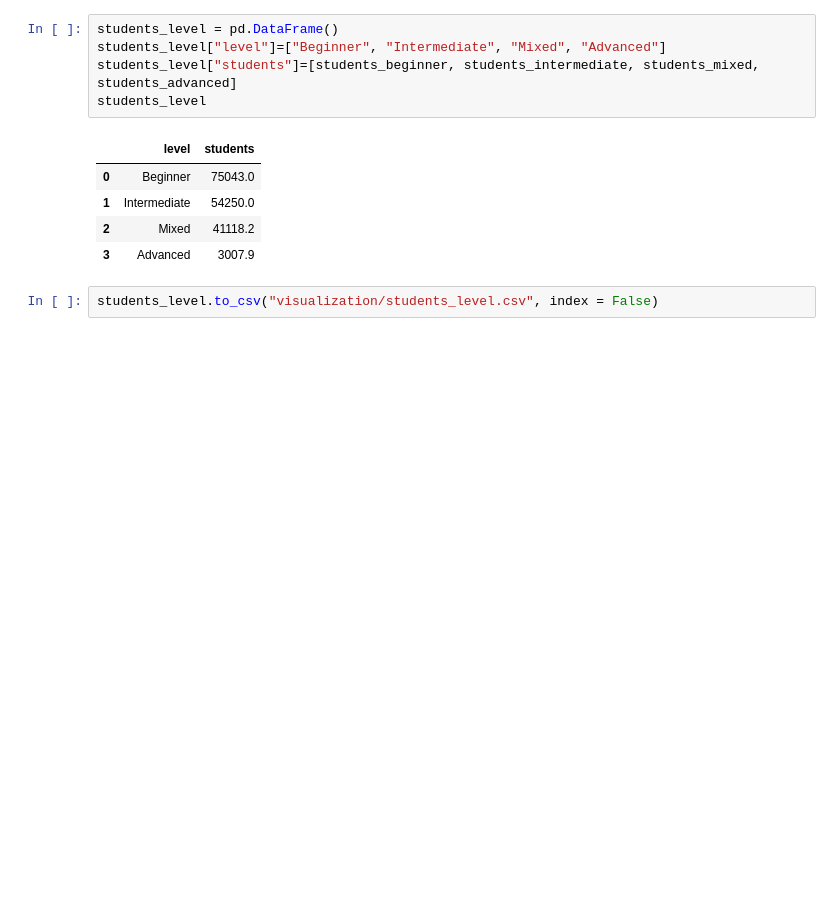
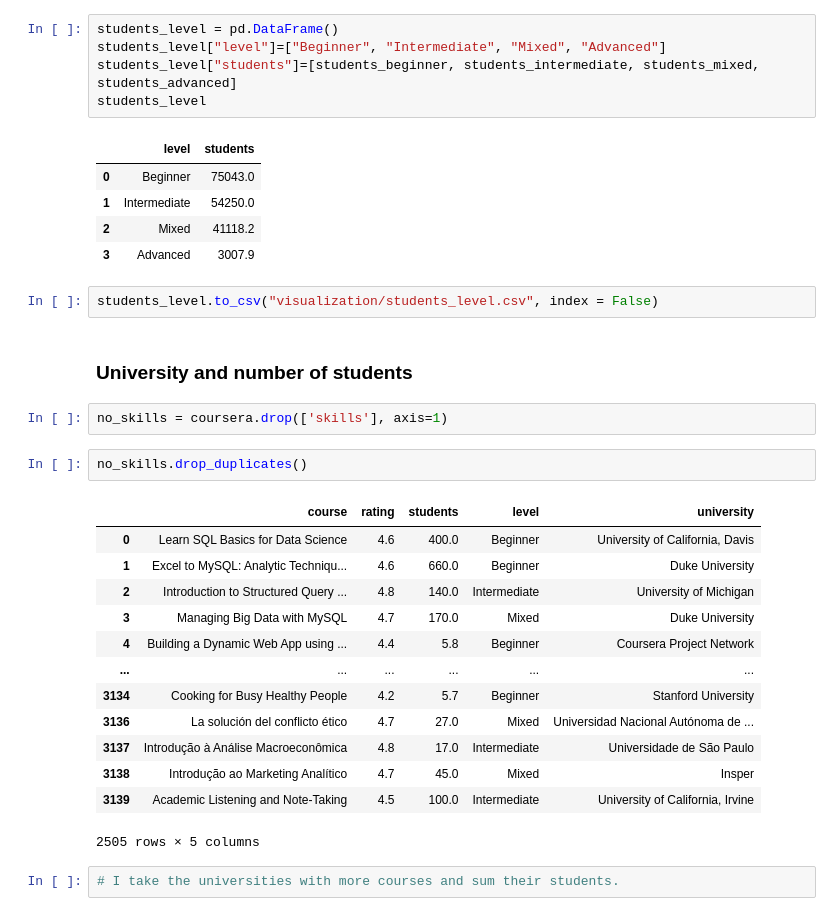
Before and after one commit to jesuschao/Coursera_Project, a Jupyter notebook: 2_EDA.ipynb, the cells around one changed output. Cells and saved outputs as stored; diff of their text form; blank space fills up the shorter version.

```diff
--- a/2_EDA.ipynb
+++ b/2_EDA.ipynb
@@ -569,3 +579,25 @@ students_level
 | 3 | Advanced | 3007.9 |
 # %%
 students_level.to_csv("visualization/students_level.csv", index = False)
+# %% [markdown]
+### University and number of students
+# %%
+no_skills = coursera.drop(['skills'], axis=1)
+# %%
+no_skills.drop_duplicates()
+# %% [output]
+|  | course | rating | students | level | university |
+| 0 | Learn SQL Basics for Data Science | 4.6 | 400.0 | Beginner | University of California, Davis |
+| 1 | Excel to MySQL: Analytic Techniqu... | 4.6 | 660.0 | Beginner | Duke University |
+| 2 | Introduction to Structured Query ... | 4.8 | 140.0 | Intermediate | University of Michigan |
+| 3 | Managing Big Data with MySQL | 4.7 | 170.0 | Mixed | Duke University |
+| 4 | Building a Dynamic Web App using ... | 4.4 | 5.8 | Beginner | Coursera Project Network |
+| ... | ... | ... | ... | ... | ... |
+| 3134 | Cooking for Busy Healthy People | 4.2 | 5.7 | Beginner | Stanford University |
+| 3136 | La solución del conflicto ético | 4.7 | 27.0 | Mixed | Universidad Nacional Autónoma de ... |
+| 3137 | Introdução à Análise Macroeconômica | 4.8 | 17.0 | Intermediate | Universidade de São Paulo |
+| 3138 | Introdução ao Marketing Analítico | 4.7 | 45.0 | Mixed | Insper |
+| 3139 | Academic Listening and Note-Taking | 4.5 | 100.0 | Intermediate | University of California, Irvine |
+2505 rows × 5 columns
+# %%
+# I take the universities with more courses and sum their students.
```
Also changed, not shown: parts of 19 cells of this notebook, 2 other files.
